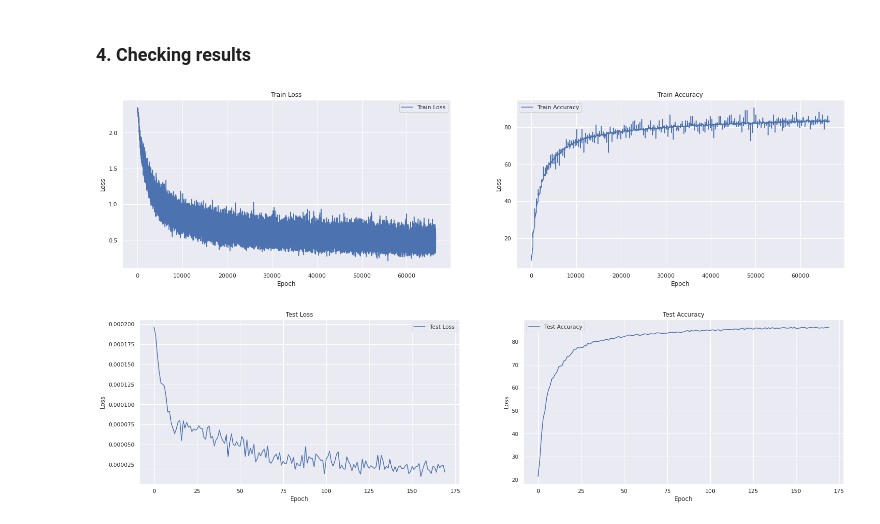
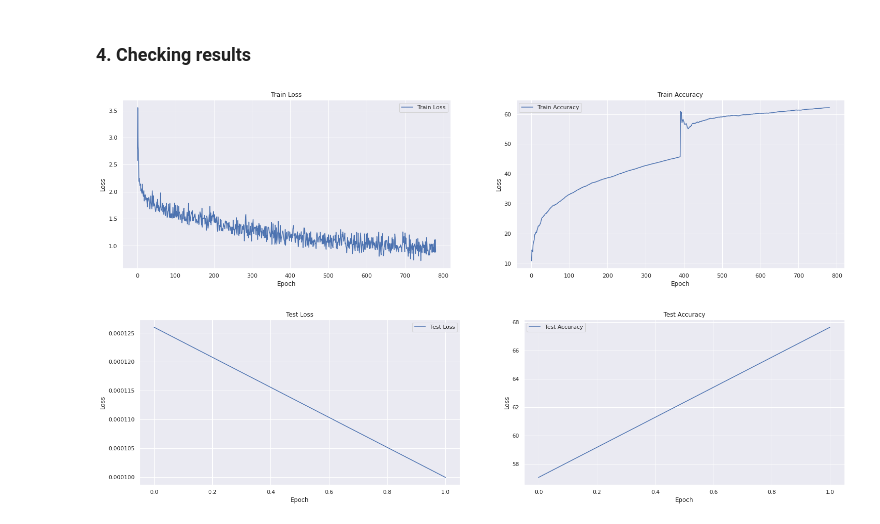
Before and after one commit to peeyushsinghal/EVA, a Jupyter notebook: S8-Assignment/EVA_S8.ipynb, the cells around one changed output. Cells and saved outputs as stored; diff of their text form; code cells hidden in the pictures.

Commit message:
updated with working model

```diff
--- a/S8-Assignment/EVA_S8.ipynb
+++ b/S8-Assignment/EVA_S8.ipynb
@@ -505,8 +383,29 @@ Estimated Total Size (MB): 4.31
 *   includes loop function, where test can happen after each epoch is trained
 # %%
 import torch.optim as optim # for optimizer
+import torch.nn as nn # for network, criterion
+import torch.nn.functional as F
 
 
 criterion = nn.CrossEntropyLoss()
-optimizer = optim.SGD(model.parameters(), lr=0.001, momentum=0.9)
+
+# epochs = 40
+epochs = 2
+lr = 0.001
+
+# optimizer = optim.SGD(model.parameters(), lr=0.001, momentum=0.9)
+optimizer = optim.Adam(model.parameters(), lr=lr)
+# %%
+
+def trainer(model,device, trainloader, testloader, optimizer,epochs,criterion):
+  train_losses = [] # to capture train losses over training epochs
+  train_accuracy = [] # to capture train accuracy over training epochs
+  test_losses = [] # to capture test losses
+  test_accuracy = [] # to capture test accuracy
+  for epoch in range(epochs):
+    print("EPOCH:", epoch+1)
+    train(model, device, trainloader, optimizer, epoch,criterion,train_accuracy,train_losses ) # Training Function
+    test(model, device, testloader,criterion,test_accuracy,test_losses)   # Test Function
+
+  return train_accuracy, train_losses, test_accuracy, test_losses
 # %%
@@ -570,11 +475,3 @@ def test(model,device, test_loader):
     100. * correct / len(test_loader.dataset)))
 
     test_accuracy.append(100*correct/len(test_loader.dataset))
-# %%
-EPOCHS = 170
-# EPOCHS = 2
-
-for epoch in range(EPOCHS):
-    print("EPOCH:", epoch+1)
-    train(model, device, trainloader, optimizer, epoch)
-    test(model, device, testloader)
@@ -616,0 +478,2 @@ EPOCH: 12
+# %%
+train_accuracy, train_losses, test_accuracy, test_losses = trainer(model,device, trainloader, testloader, optimizer,epochs,criterion)
@@ -629,7 +498,7 @@ def plot_metrics(train_accuracy, train_losses, test_accuracy, test_losses):
 
     # Label the plot.
     ax1.set_title("Train Loss")
-    ax1.set_xlabel("Epoch")
+    ax1.set_xlabel("Iterations")
     ax1.set_ylabel("Loss")
     ax1.legend()
 
@@ -637,33 +506,33 @@ def plot_metrics(train_accuracy, train_losses, test_accuracy, test_losses):
 
     # Label the plot.
     ax2.set_title("Train Accuracy")
-    ax2.set_xlabel("Epoch")
+    ax2.set_xlabel("Iterations")
     ax2.set_ylabel("Loss")
     ax2.legend()
 
     plt.show()
 
     # Plot the learning curve.
     fig, (ax1,ax2) = plt.subplots(1,2)
     ax1.plot(np.array(test_losses), 'b', label="Test Loss")
 
     # Label the plot.
     ax1.set_title("Test Loss")
     ax1.set_xlabel("Epoch")
     ax1.set_ylabel("Loss")
     ax1.legend()
 
     ax2.plot(np.array(test_accuracy), 'b', label="Test Accuracy")
 
     # Label the plot.
     ax2.set_title("Test Accuracy")
     ax2.set_xlabel("Epoch")
     ax2.set_ylabel("Loss")
     ax2.legend()
 
     plt.show()
 
 plot_metrics(train_accuracy, train_losses, test_accuracy, test_losses)
 # %% [output]
-[figure, old version]
+[figure, new version]
-[figure, old version]
+[figure, new version]
```
Also changed, not shown: parts of 14 cells of this notebook.
